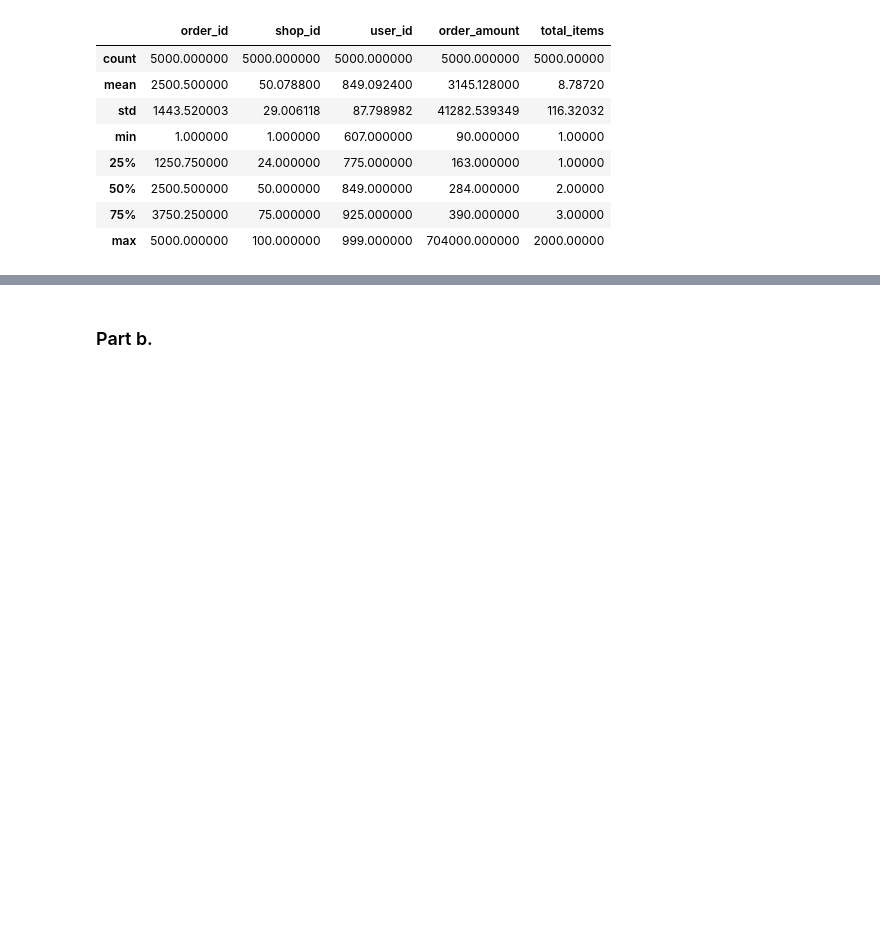
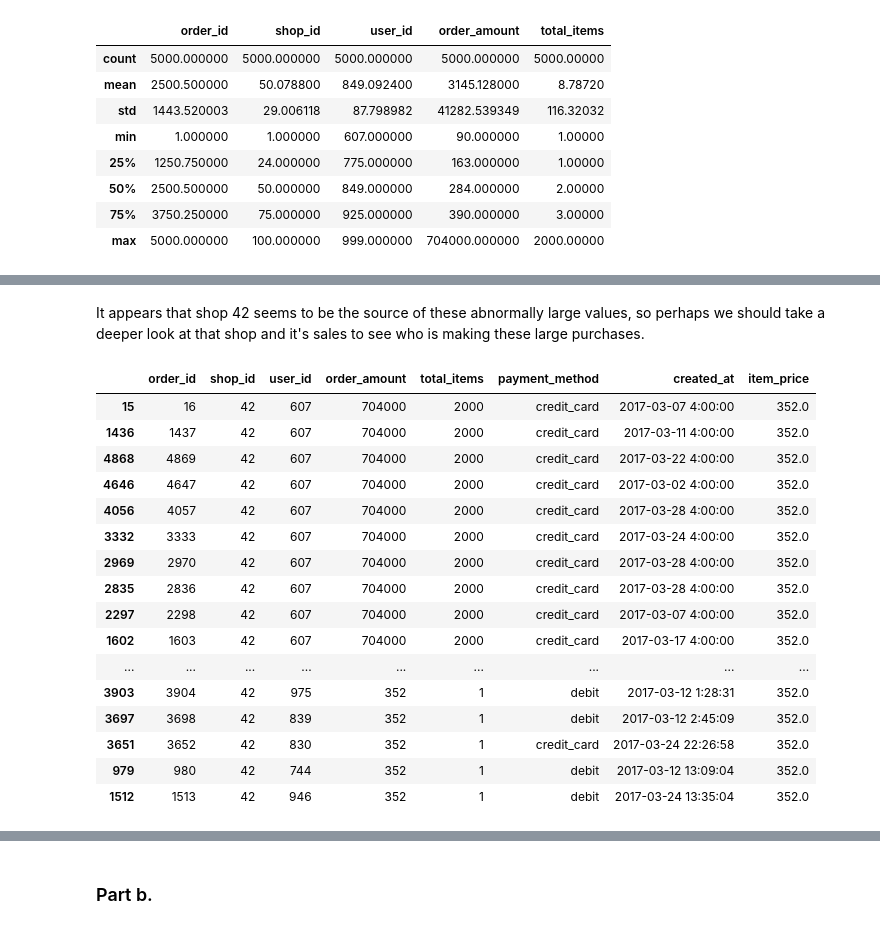
Before and after one commit to felixshier/Data-Science-Intern-Summer-2022, a Jupyter notebook: shopifySummer2022DataScienceInternChallengeAnswers.ipynb, the cells around one changed output, grey strips where cells are left out. Saved outputs shown, nothing was run; the diff lists cells and outputs as text; code cells hidden in the pictures; blank space fills up the shorter version.

```diff
--- a/shopifySummer2022DataScienceInternChallengeAnswers.ipynb
+++ b/shopifySummer2022DataScienceInternChallengeAnswers.ipynb
@@ -168,0 +233,2 @@ reasonable than the original 3145.13.
+# %% [markdown]
+It appears that shop 42 seems to be the source of these abnormally large values, so perhaps we should take a deeper look at that shop and it's sales to see who is making these large purchases.
@@ -168,0 +238,21 @@ reasonable than the original 3145.13.
+# %%
+# check largest orders at shop 42
+shop_42.sort_values(by = 'order_amount', ascending = False)
+# %% [output]
+|  | order_id | shop_id | user_id | order_amount | total_items | payment_method | created_at | item_price |
+| 15 | 16 | 42 | 607 | 704000 | 2000 | credit_card | 2017-03-07 4:00:00 | 352.0 |
+| 1436 | 1437 | 42 | 607 | 704000 | 2000 | credit_card | 2017-03-11 4:00:00 | 352.0 |
+| 4868 | 4869 | 42 | 607 | 704000 | 2000 | credit_card | 2017-03-22 4:00:00 | 352.0 |
+| 4646 | 4647 | 42 | 607 | 704000 | 2000 | credit_card | 2017-03-02 4:00:00 | 352.0 |
+| 4056 | 4057 | 42 | 607 | 704000 | 2000 | credit_card | 2017-03-28 4:00:00 | 352.0 |
+| 3332 | 3333 | 42 | 607 | 704000 | 2000 | credit_card | 2017-03-24 4:00:00 | 352.0 |
+| 2969 | 2970 | 42 | 607 | 704000 | 2000 | credit_card | 2017-03-28 4:00:00 | 352.0 |
+| 2835 | 2836 | 42 | 607 | 704000 | 2000 | credit_card | 2017-03-28 4:00:00 | 352.0 |
+| 2297 | 2298 | 42 | 607 | 704000 | 2000 | credit_card | 2017-03-07 4:00:00 | 352.0 |
+| 1602 | 1603 | 42 | 607 | 704000 | 2000 | credit_card | 2017-03-17 4:00:00 | 352.0 |
+| ... | ... | ... | ... | ... | ... | ... | ... | ... |
+| 3903 | 3904 | 42 | 975 | 352 | 1 | debit | 2017-03-12 1:28:31 | 352.0 |
+| 3697 | 3698 | 42 | 839 | 352 | 1 | debit | 2017-03-12 2:45:09 | 352.0 |
+| 3651 | 3652 | 42 | 830 | 352 | 1 | credit_card | 2017-03-24 22:26:58 | 352.0 |
+| 979 | 980 | 42 | 744 | 352 | 1 | debit | 2017-03-12 13:09:04 | 352.0 |
+| 1512 | 1513 | 42 | 946 | 352 | 1 | debit | 2017-03-24 13:35:04 | 352.0 |
```
Also changed, not shown: parts of 79 cells of this notebook.
